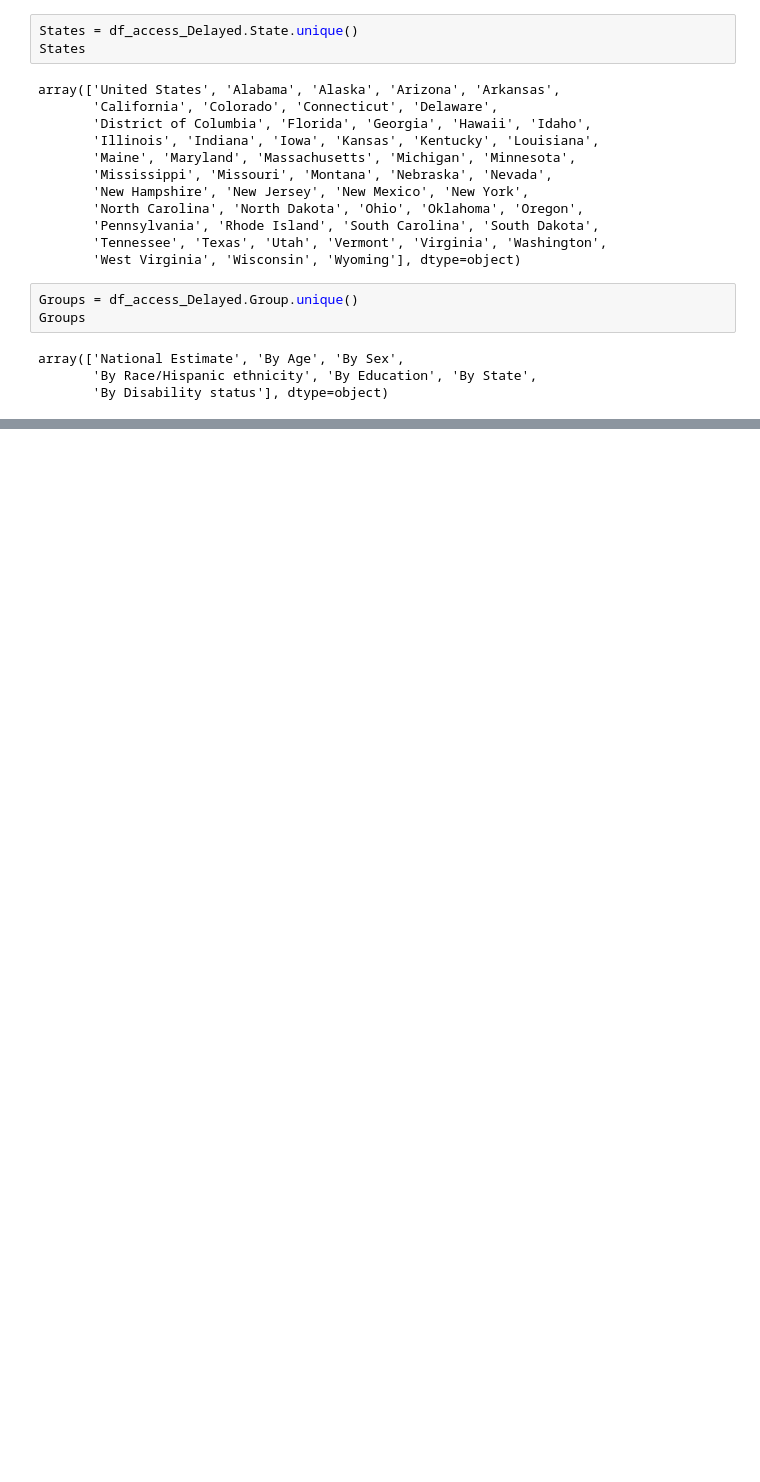
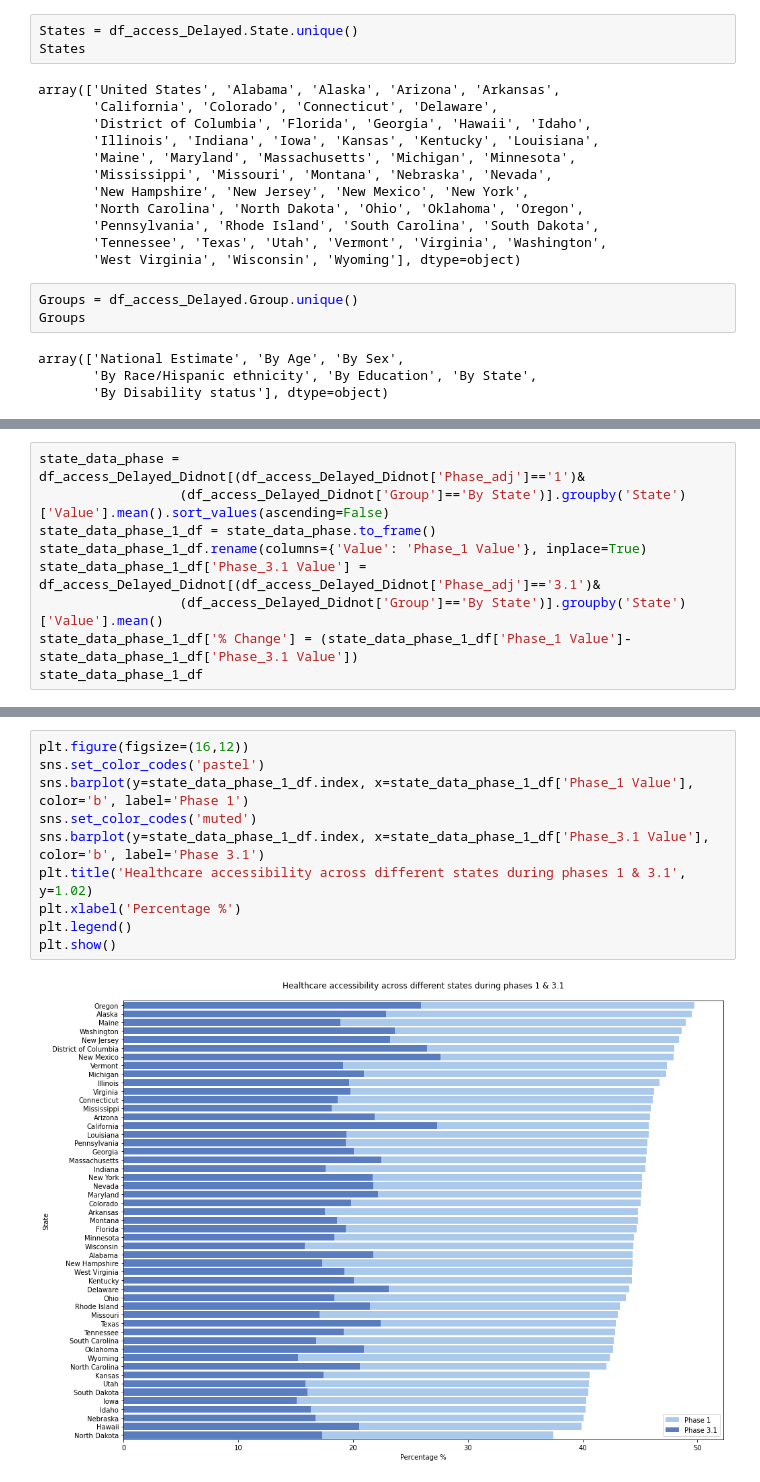
Before and after one commit to ahwali/gradproject, a Jupyter notebook: graduate project/COVID_dataset.ipynb, the cells around one changed output, grey strips where cells are left out. Drawn from its saved outputs; the diff is of its cells as text; blank space fills up the shorter version.

```diff
--- a/graduate project/COVID_dataset.ipynb
+++ b/graduate project/COVID_dataset.ipynb
@@ -136,0 +145,9 @@ plt.show()
+# %%
+state_data_phase = df_access_Delayed_Didnot[(df_access_Delayed_Didnot['Phase_adj']=='1')&
+                  (df_access_Delayed_Didnot['Group']=='By State')].groupby('State')['Value'].mean().sort_values(ascending=False)
+state_data_phase_1_df = state_data_phase.to_frame()
+state_data_phase_1_df.rename(columns={'Value': 'Phase_1 Value'}, inplace=True)
+state_data_phase_1_df['Phase_3.1 Value'] = df_access_Delayed_Didnot[(df_access_Delayed_Didnot['Phase_adj']=='3.1')&
+                  (df_access_Delayed_Didnot['Group']=='By State')].groupby('State')['Value'].mean()
+state_data_phase_1_df['% Change'] = (state_data_phase_1_df['Phase_1 Value']-state_data_phase_1_df['Phase_3.1 Value'])
+state_data_phase_1_df
@@ -137,3 +173,15 @@ plt.show()
+# %%
+plt.figure(figsize=(16,12))
+sns.set_color_codes('pastel')
+sns.barplot(y=state_data_phase_1_df.index, x=state_data_phase_1_df['Phase_1 Value'], color='b', label='Phase 1')
+sns.set_color_codes('muted')
+sns.barplot(y=state_data_phase_1_df.index, x=state_data_phase_1_df['Phase_3.1 Value'], color='b', label='Phase 3.1')
+plt.title('Healthcare accessibility across different states during phases 1 & 3.1', y=1.02)
+plt.xlabel('Percentage %')
+plt.legend()
+plt.show()
+# %% [output]
+[figure, added]
 # %%
 plt.figure(figsize=(14,8))
 for sub in Subgroups:
```
Also changed, not shown: parts of 15 cells of this notebook.
